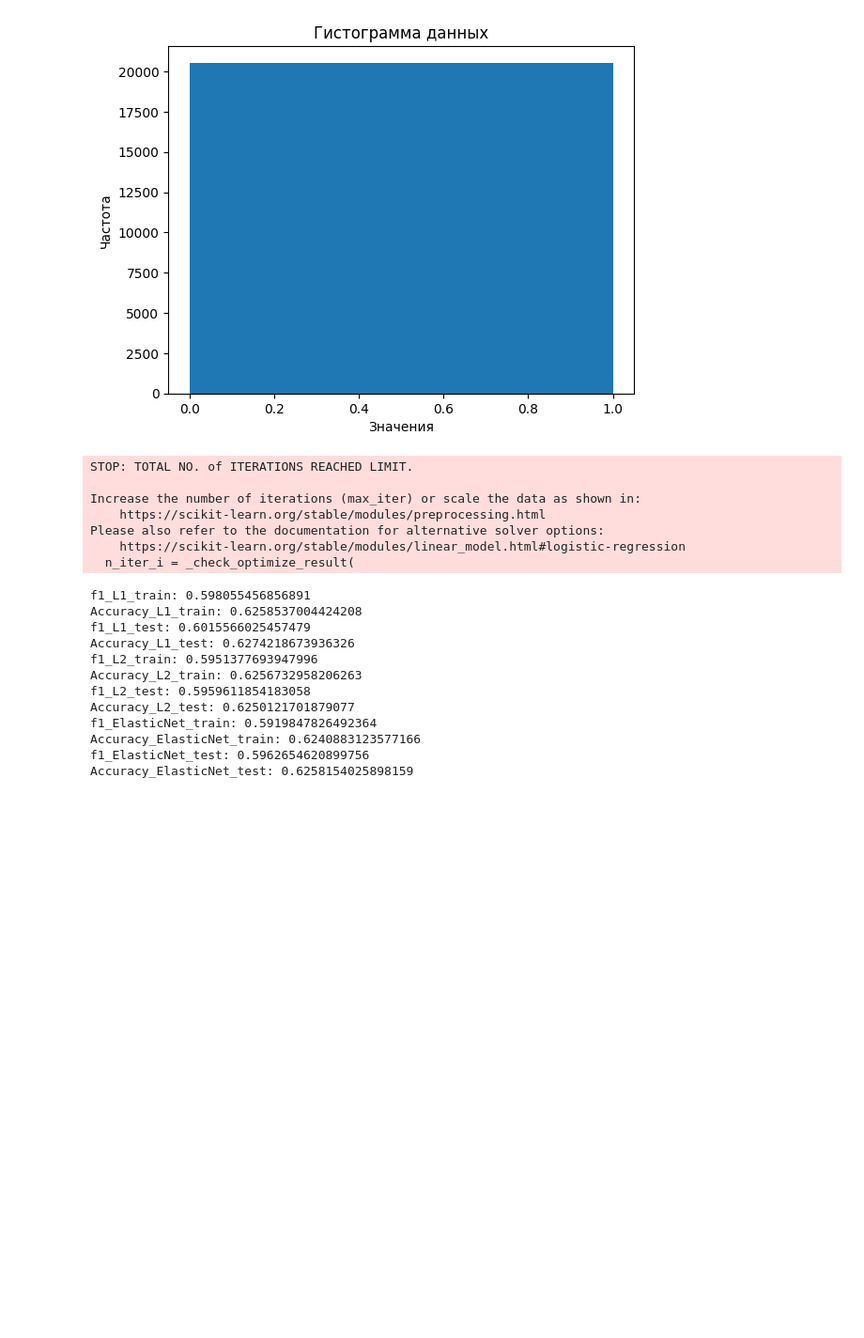
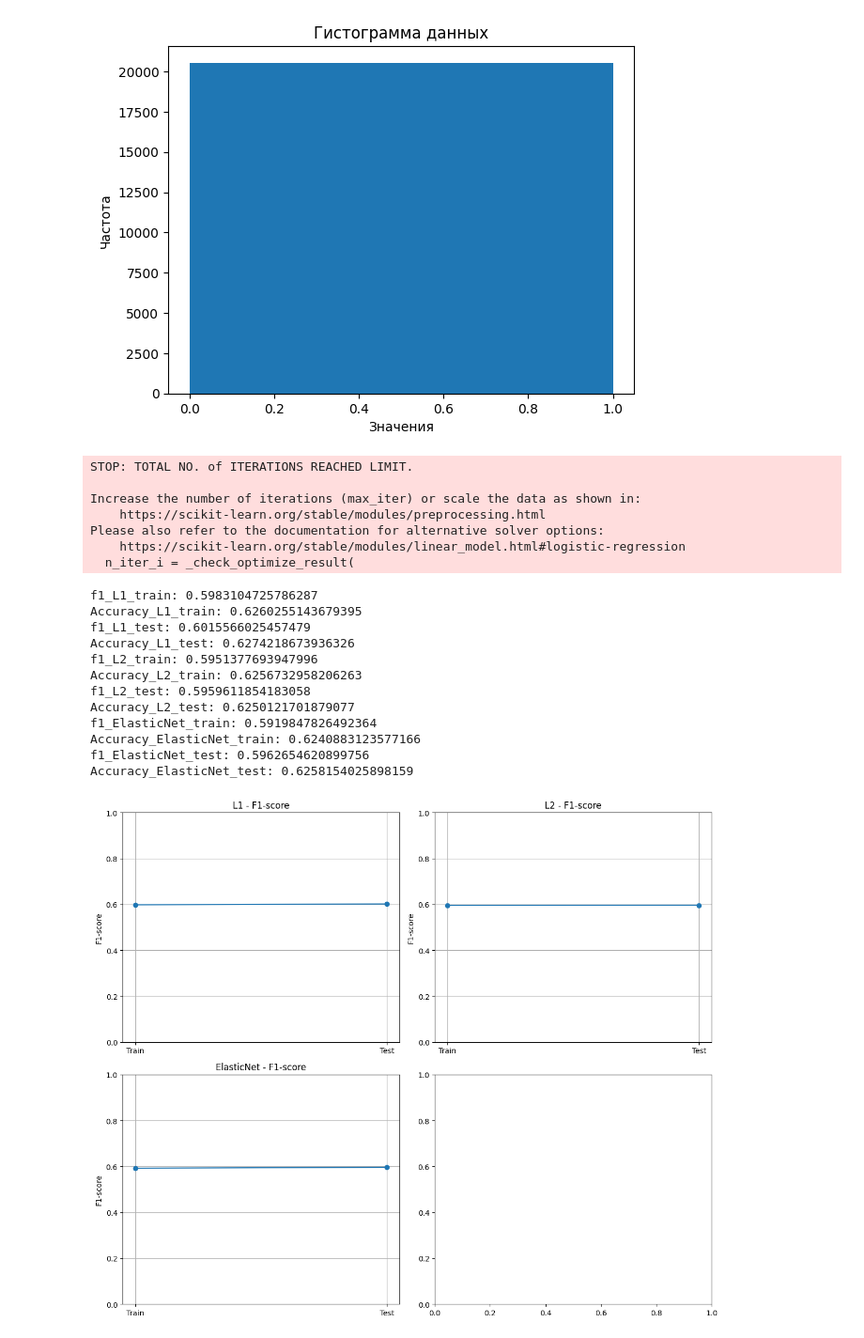
Before and after one commit to Ghostikxd/4.1_labs, a Jupyter notebook: SII/lab2/lab2.ipynb, the cells around one changed output. Shown at 94% size. Cells and saved outputs as stored; diff of their text form; code cells hidden in the pictures; blank space fills up the shorter version.

```diff
--- a/SII/lab2/lab2.ipynb
+++ b/SII/lab2/lab2.ipynb
@@ -352,33 +352,48 @@ for name, model in models.items():
     model.fit(features_train_oversampled, target_train_oversampled)
     f1_train = f1_score(target_train_oversampled, model.predict(features_train_oversampled))
     accuracy_train = model.score(features_train_oversampled, target_train_oversampled)
     f1_test = f1_score(target_test_oversampled, model.predict(features_test_oversampled))
     accuracy_test = model.score(features_test_oversampled, target_test_oversampled)
     results[f'f1_{name}_train'] = f1_train
     results[f'Accuracy_{name}_train'] = accuracy_train
     results[f'f1_{name}_test'] = f1_test
     results[f'Accuracy_{name}_test'] = accuracy_test
 
-# Вывод результатов
+
 for key, value in results.items():
     print(f"{key}: {value}")
+
+fig, axes = plt.subplots(2, 2, figsize=(12, 10))
+
+for i, (name, model) in enumerate(models.items()):
+    ax = axes[i // 2, i % 2]
+    # Отображение F1-score на тренировочном и тестовом наборах
+    ax.plot(['Train', 'Test'], [results[f'f1_{name}_train'], results[f'f1_{name}_test']], marker='o')
+    ax.set_title(f'{name} - F1-score')
+    ax.set_ylabel('F1-score')
+    ax.set_ylim(0, 1)
+    ax.grid(True)
+
+plt.tight_layout()
+plt.show()
 # %% [output]
 STOP: TOTAL NO. of ITERATIONS REACHED LIMIT.
 
 Increase the number of iterations (max_iter) or scale the data as shown in:
     https://scikit-learn.org/stable/modules/preprocessing.html
 Please also refer to the documentation for alternative solver options:
     https://scikit-learn.org/stable/modules/linear_model.html#logistic-regression
   n_iter_i = _check_optimize_result(
-f1_L1_train: 0.598055456856891
-Accuracy_L1_train: 0.6258537004424208
+f1_L1_train: 0.5983104725786287
+Accuracy_L1_train: 0.6260255143679395
 f1_L1_test: 0.6015566025457479
 Accuracy_L1_test: 0.6274218673936326
 f1_L2_train: 0.5951377693947996
 Accuracy_L2_train: 0.6256732958206263
 f1_L2_test: 0.5959611854183058
 Accuracy_L2_test: 0.6250121701879077
 f1_ElasticNet_train: 0.5919847826492364
 Accuracy_ElasticNet_train: 0.6240883123577166
 f1_ElasticNet_test: 0.5962654620899756
 Accuracy_ElasticNet_test: 0.6258154025898159
+[figure, added]
```
Also changed, not shown: parts of 2 cells of this notebook.
